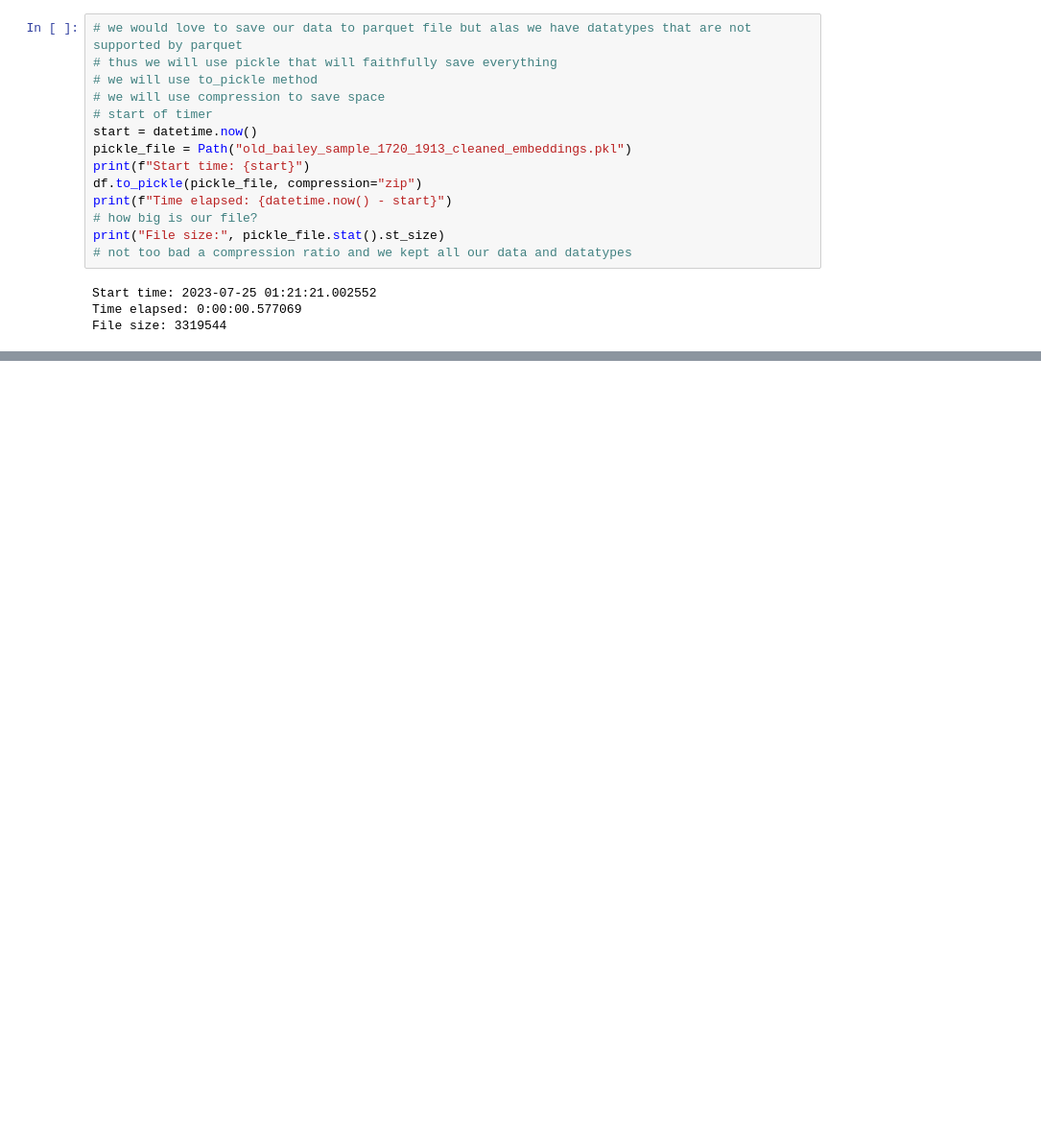
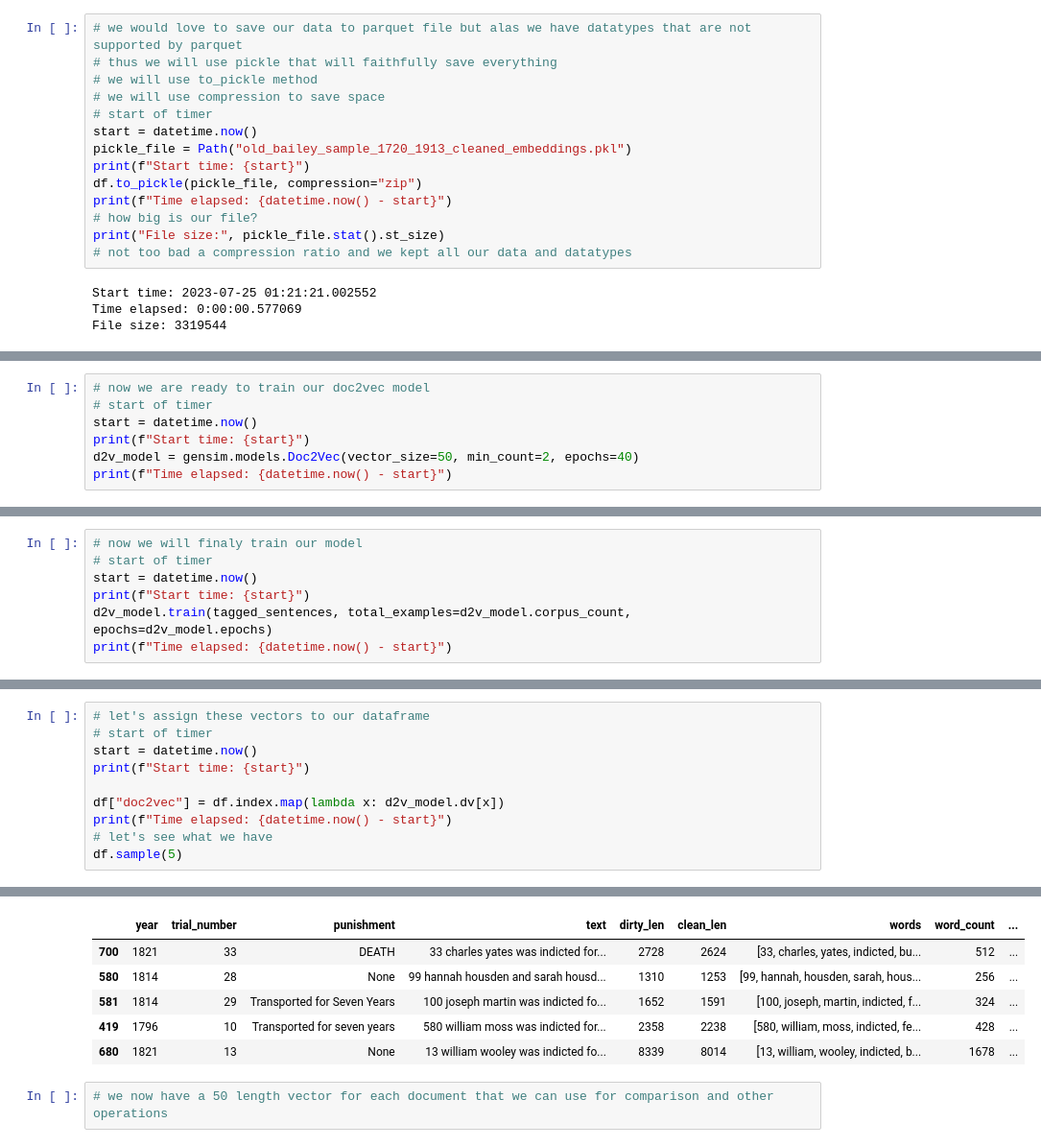
Before and after one commit to ValRCS/BSSDH_2023_workshop, a Jupyter notebook: notebooks/day1_part3_embeddings.ipynb, the cells around one changed output, grey strips where cells are left out. Shown at 96% size. Saved outputs shown, nothing was run; the diff lists cells and outputs as text; blank space fills up the shorter version.

```diff
--- a/notebooks/day1_part3_embeddings.ipynb
+++ b/notebooks/day1_part3_embeddings.ipynb
@@ -555,0 +734,7 @@ File size: 3319544
+# %%
+# now we are ready to train our doc2vec model
+# start of timer
+start = datetime.now()
+print(f"Start time: {start}")
+d2v_model = gensim.models.Doc2Vec(vector_size=50, min_count=2, epochs=40)
+print(f"Time elapsed: {datetime.now() - start}")
@@ -555,0 +764,7 @@ File size: 3319544
+# %%
+# now we will finaly train our model
+# start of timer
+start = datetime.now()
+print(f"Start time: {start}")
+d2v_model.train(tagged_sentences, total_examples=d2v_model.corpus_count, epochs=d2v_model.epochs)
+print(f"Time elapsed: {datetime.now() - start}")
@@ -555,0 +817,11 @@ File size: 3319544
+# %%
+# let's assign these vectors to our dataframe
+# start of timer
+start = datetime.now()
+print(f"Start time: {start}")
+
+df["doc2vec"] = df.index.map(lambda x: d2v_model.dv[x])
+print(f"Time elapsed: {datetime.now() - start}")
+# let's see what we have
+df.sample(5)
+# %% [output]
@@ -555,0 +830,8 @@ File size: 3319544
+|  | year | trial_number | punishment | text | dirty_len | clean_len | words | word_count | ... |
+| 700 | 1821 | 33 | DEATH | 33 charles yates was indicted for... | 2728 | 2624 | [33, charles, yates, indicted, bu... | 512 | ... |
+| 580 | 1814 | 28 | None | 99 hannah housden and sarah housd... | 1310 | 1253 | [99, hannah, housden, sarah, hous... | 256 | ... |
+| 581 | 1814 | 29 | Transported for Seven Years | 100 joseph martin was indicted fo... | 1652 | 1591 | [100, joseph, martin, indicted, f... | 324 | ... |
+| 419 | 1796 | 10 | Transported for seven years | 580 william moss was indicted for... | 2358 | 2238 | [580, william, moss, indicted, fe... | 428 | ... |
+| 680 | 1821 | 13 | None | 13 william wooley was indicted fo... | 8339 | 8014 | [13, william, wooley, indicted, b... | 1678 | ... |
+# %%
+# we now have a 50 length vector for each document that we can use for comparison and other operations
```
Also changed, not shown: parts of 26 cells of this notebook.
